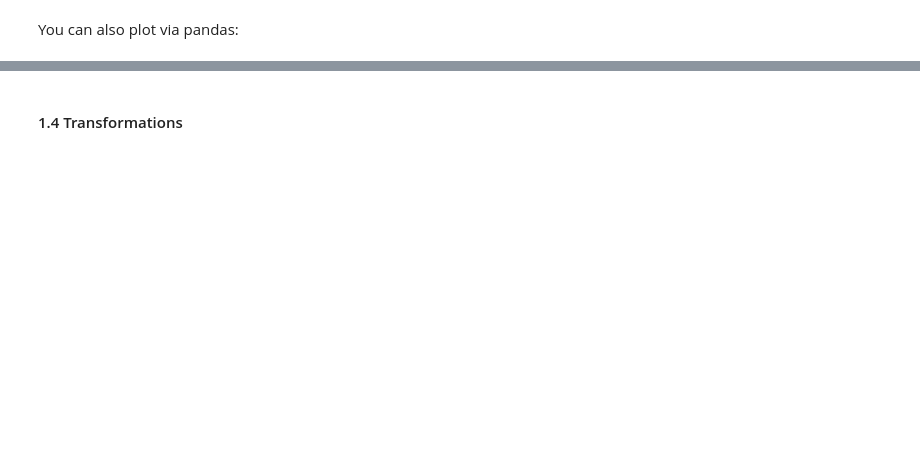
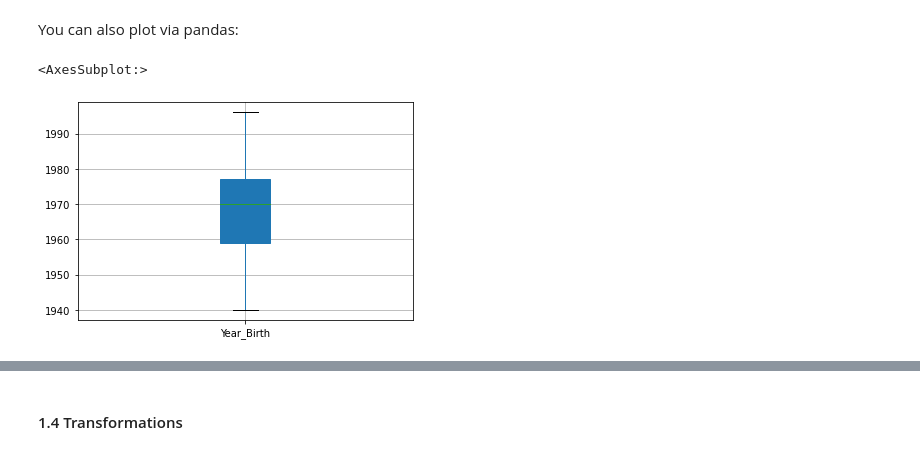
Before and after one commit to nlihin/data-analytics, a Jupyter notebook: unit6 - EDA_example.ipynb, the cells around one changed output, grey strips where cells are left out. Cells and saved outputs as stored; diff of their text form; code cells hidden in the pictures; blank space fills up the shorter version.

```diff
--- a/unit6 - EDA_example.ipynb
+++ b/unit6 - EDA_example.ipynb
@@ -125,7 +188,10 @@ mrkt_df['Year_Birth'].plot(kind='box', patch_artist=True);
 # %% [markdown]
 You can also plot via pandas:
 # %%
-mrkt_df.boxplot('Year_Birth')
+mrkt_df.boxplot('Year_Birth', patch_artist=True)
+# %% [output]
+<AxesSubplot:>
+[figure, added]
 # %% [markdown]
 <a id='section1.1'></a>
 # %% [markdown]
```
Also changed, not shown: parts of 48 cells of this notebook.
